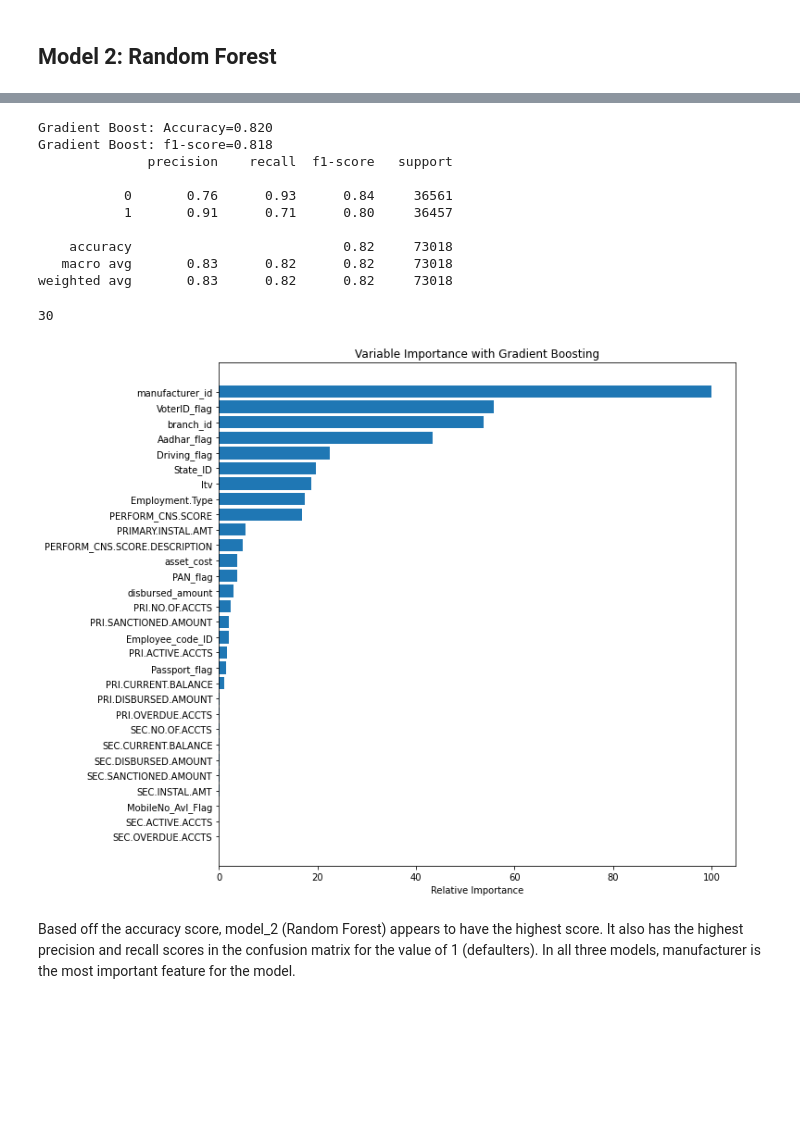
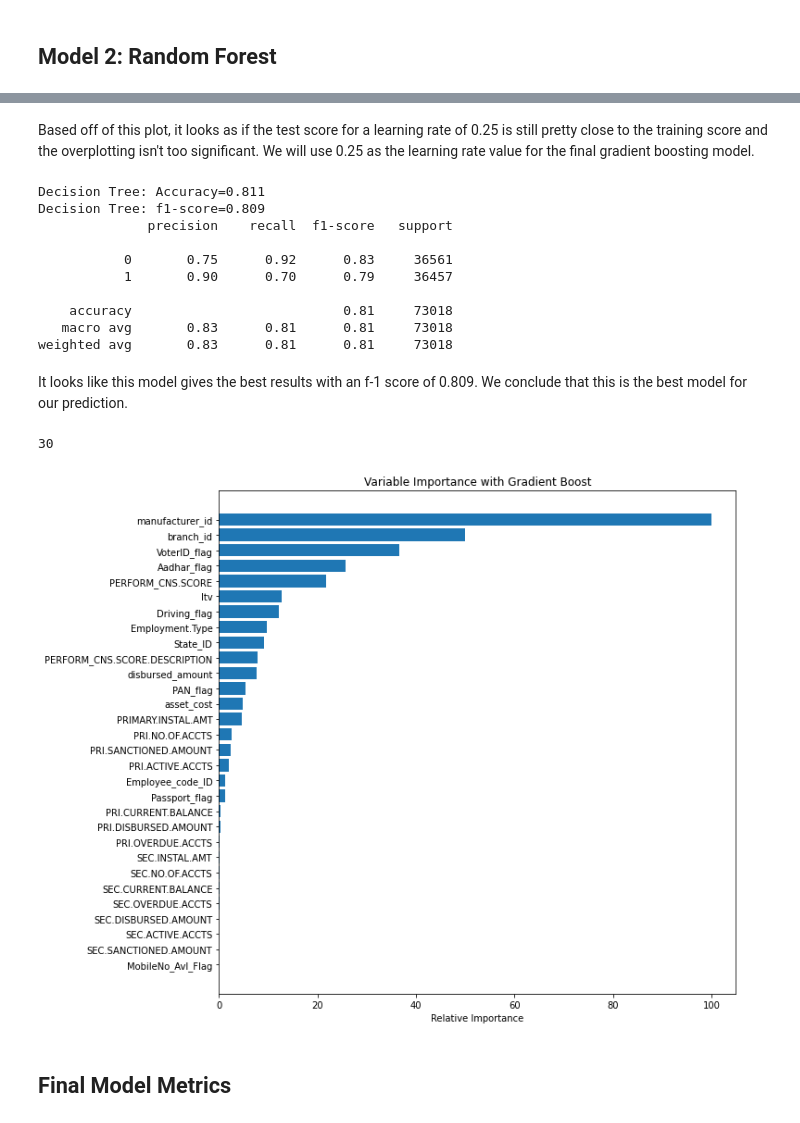
Before and after one commit to steviekwonders/Capstone-2, a Jupyter notebook: Modeling/Preprocessing and Modeling.ipynb, the cells around one changed output, grey strips where cells are left out. Saved outputs shown, nothing was run; the diff lists cells and outputs as text; code cells hidden in the pictures; blank space fills up the shorter version.

```diff
--- a/Modeling/Preprocessing and Modeling.ipynb
+++ b/Modeling/Preprocessing and Modeling.ipynb
@@ -658,0 +554,14 @@ from sklearn.ensemble import GradientBoostingClassifier
+# %%
+# Grid Search CV for Gradient Boosting Classifier
+
+from sklearn.ensemble import GradientBoostingClassifier
+
+param_grid = {
+    'learning_rate':[0.1, 0.25, 0.5, 0.75, 1],
+    'n_estimators': [20, 35, 50, 75]
+}
+
+gb = GradientBoostingClassifier(random_state=1234)
+
+grid_2 = GridSearchCV(estimator = gb, param_grid = param_grid, cv = 5, n_jobs=-1,verbose=2)
+grid_2.fit(X_train_stand, y_train)
@@ -658,0 +610,11 @@ from sklearn.ensemble import GradientBoostingClassifier
+# %%
+# Initialize train_scores and test_scores list where we will append the scores
+train_scores = []
+test_scores = []
+
+# Build a random forest model for various max_depths
+for learn_rate in [0.1, 0.25, 0.5, 0.75, 1]:
+    gb = GradientBoostingClassifier(random_state=1234, learning_rate = learn_rate)
+    gb.fit(X_train_stand, y_train)
+    train_scores.append(gb.score(X_train_stand, y_train))
+    test_scores.append(gb.score(X_test_stand, y_test))
@@ -659,48 +633,54 @@ from sklearn.ensemble import GradientBoostingClassifier
+# %% [markdown]
+Based off of this plot, it looks as if the test score for a learning rate of 0.25 is still pretty close to the training score and the overplotting isn't too significant. We will use 0.25 as the learning rate value for the final gradient boosting model.
 # %%
-# Instantiate and build gradient boosting decision tree with 100 estimators and learning rate of 1
-gb = GradientBoostingClassifier(n_estimators=100, learning_rate=1.0,
-                                 random_state=0).fit(X_train, y_train)
-model_3 = gb.fit(X_train_stand, y_train)
+# Build model with best parameter values n_estimators=150 and learning_rate=0.25
+
+model_3 = GradientBoostingClassifier(random_state=1234, learning_rate = 0.25, n_estimators=150)
+model_3.fit(X_train_stand, y_train)
 y_pred = model_3.predict(X_test_stand)
 
-# obtain accuracy, f-1 score and confusion matrix
+# Obtain the accuracy score, f1 score and confusion matrix: ac, f1, cm
 ac = accuracy_score(y_test, y_pred)
 f1 = f1_score(y_test, y_pred, average='weighted')
 cm = confusion_matrix(y_test, y_pred)
 
-print('Gradient Boost: Accuracy=%.3f' % (ac))
-print('Gradient Boost: f1-score=%.3f' % f1)
+# print results
+print('Decision Tree: Accuracy=%.3f' % (ac))
+print('Decision Tree: f1-score=%.3f' % (f1))
 print(sklearn.metrics.classification_report(y_test, y_pred))
 # %% [output]
-Gradient Boost: Accuracy=0.820
-Gradient Boost: f1-score=0.818
+Decision Tree: Accuracy=0.811
+Decision Tree: f1-score=0.809
               precision    recall  f1-score   support
 
-           0       0.76      0.93      0.84     36561
-           1       0.91      0.71      0.80     36457
+           0       0.75      0.92      0.83     36561
+           1       0.90      0.70      0.79     36457
 
-    accuracy                           0.82     73018
-   macro avg       0.83      0.82      0.82     73018
-weighted avg       0.83      0.82      0.82     73018
+    accuracy                           0.81     73018
+   macro avg       0.83      0.81      0.81     73018
+weighted avg       0.83      0.81      0.81     73018
+# %% [markdown]
+It looks like this model gives the best results with an f-1 score of 0.809. We conclude that this is the best model for our prediction.
 # %%
 # print out importance of each feature
 
 feature_importance = model_3.feature_importances_
 # make importances relative to max importance
 feature_importance = 100.0 * (feature_importance / feature_importance.max())[:30]
 sorted_idx = np.argsort(feature_importance)[:30]
 
 pos = np.arange(sorted_idx.shape[0]) + .5
 print(pos.size)
 sorted_idx.size
 plt.figure(figsize=(10,10))
 plt.barh(pos, feature_importance[sorted_idx], align='center')
 plt.yticks(pos, X.columns[sorted_idx])
 plt.xlabel('Relative Importance')
-plt.title('Variable Importance with Gradient Boosting')
+plt.title('Variable Importance with Gradient Boost')
+plt.savefig('FinalModel_VariableImportance.png')
 plt.show()
 # %% [output]
 30
-[figure, old version]
+[figure, new version]
-# %% [markdown]
-Based off the accuracy score, model_2 (Random Forest) appears to have the highest score. It also has the highest precision and recall scores in the confusion matrix for the value of 1 (defaulters). In all three models, manufacturer is the most important feature for the model.
+# %% [markdown]
+## Final Model Metrics
```
Also changed, not shown: parts of 92 cells of this notebook.
